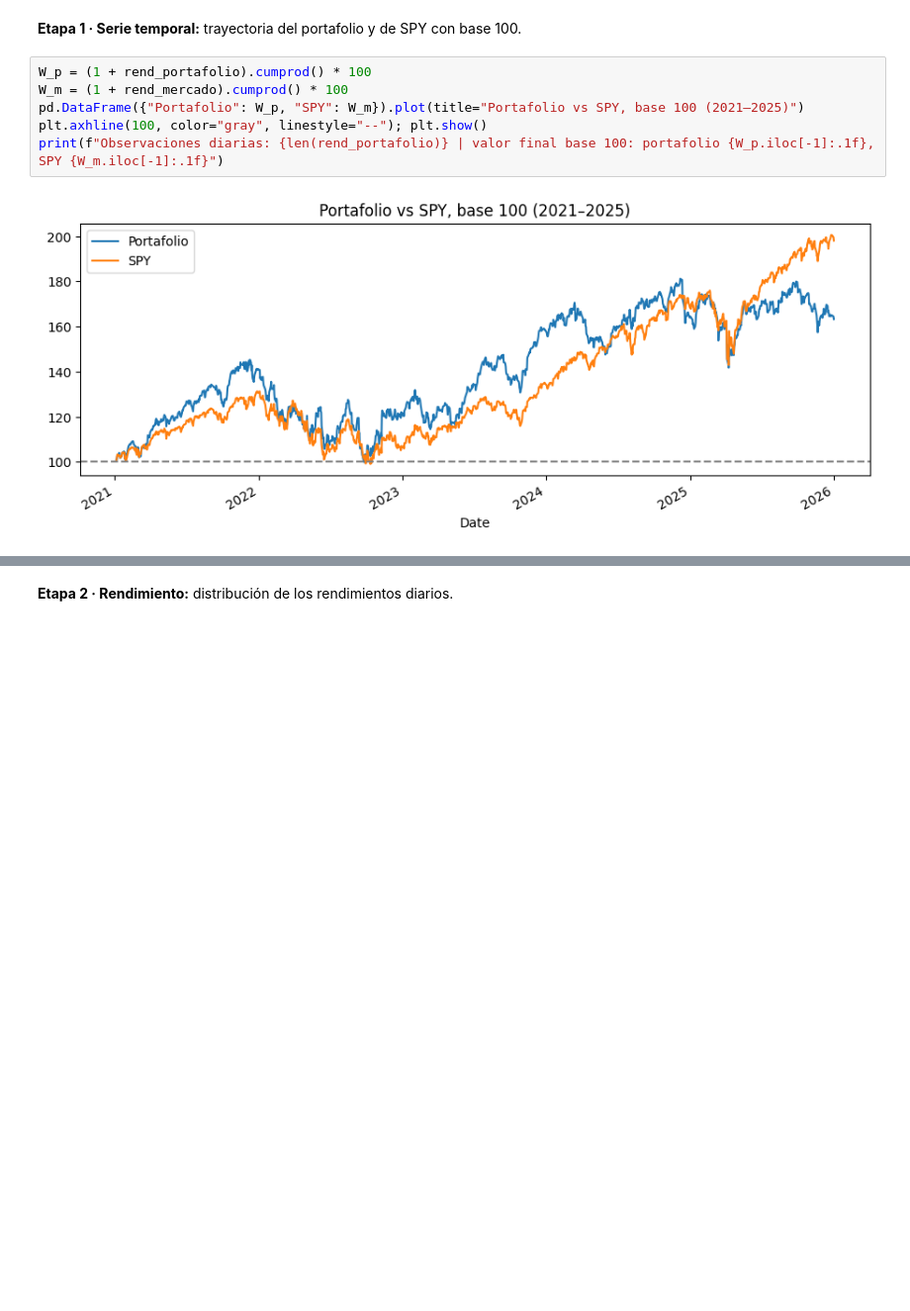
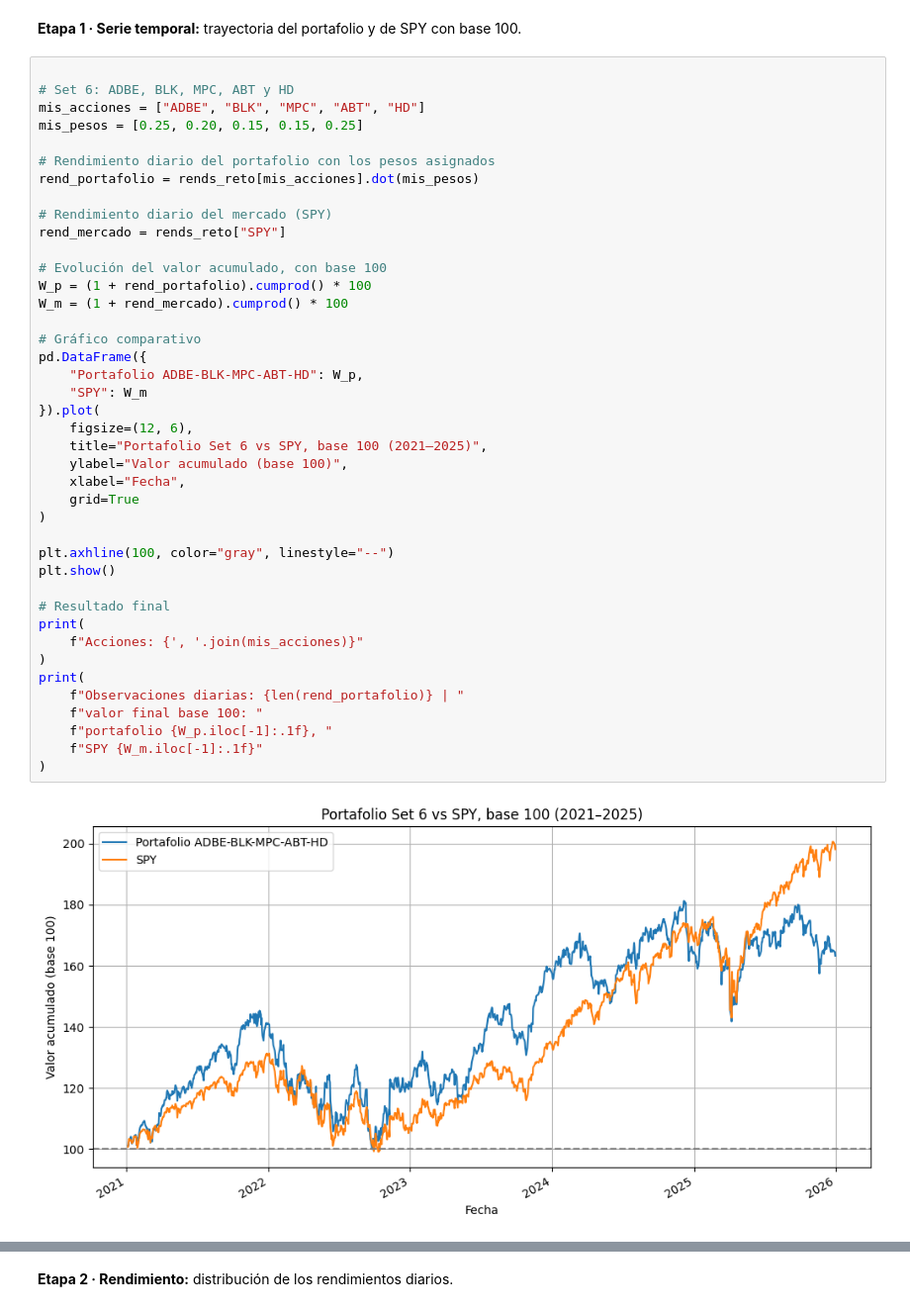
Before and after one commit to mpino3531-art/FACTURA, a Jupyter notebook: Copia_de_S21_Taller5_Series_Temporales.ipynb, the cells around one changed output, grey strips where cells are left out. Shown at 99% size. Drawn from its saved outputs; the diff is of its cells as text; blank space fills up the shorter version.

```diff
--- a/Copia_de_S21_Taller5_Series_Temporales.ipynb
+++ b/Copia_de_S21_Taller5_Series_Temporales.ipynb
@@ -799,10 +875,45 @@ Comentario: como la correlación promedio es moderada/baja, la volatilidad del p
 # %% [markdown]
 **Etapa 1 · Serie temporal:** trayectoria del portafolio y de SPY con base 100.
 # %%
+
+# Set 6: ADBE, BLK, MPC, ABT y HD
+mis_acciones = ["ADBE", "BLK", "MPC", "ABT", "HD"]
+mis_pesos = [0.25, 0.20, 0.15, 0.15, 0.25]
+
+# Rendimiento diario del portafolio con los pesos asignados
+rend_portafolio = rends_reto[mis_acciones].dot(mis_pesos)
+
+# Rendimiento diario del mercado (SPY)
+rend_mercado = rends_reto["SPY"]
+
+# Evolución del valor acumulado, con base 100
 W_p = (1 + rend_portafolio).cumprod() * 100
 W_m = (1 + rend_mercado).cumprod() * 100
-pd.DataFrame({"Portafolio": W_p, "SPY": W_m}).plot(title="Portafolio vs SPY, base 100 (2021–2025)")
-plt.axhline(100, color="gray", linestyle="--"); plt.show()
-print(f"Observaciones diarias: {len(rend_portafolio)} | valor final base 100: portafolio {W_p.iloc[-1]:.1f}, SPY {W_m.iloc[-1]:.1f}")
+
+# Gráfico comparativo
+pd.DataFrame({
+    "Portafolio ADBE-BLK-MPC-ABT-HD": W_p,
+    "SPY": W_m
+}).plot(
+    figsize=(12, 6),
+    title="Portafolio Set 6 vs SPY, base 100 (2021–2025)",
+    ylabel="Valor acumulado (base 100)",
+    xlabel="Fecha",
+    grid=True
+)
+
+plt.axhline(100, color="gray", linestyle="--")
+plt.show()
+
+# Resultado final
+print(
+    f"Acciones: {', '.join(mis_acciones)}"
+)
+print(
+    f"Observaciones diarias: {len(rend_portafolio)} | "
+    f"valor final base 100: "
+    f"portafolio {W_p.iloc[-1]:.1f}, "
+    f"SPY {W_m.iloc[-1]:.1f}"
+)
 # %% [output]
-[figure, old version]
+[figure, new version]
```
Also changed, not shown: parts of 15 cells of this notebook.
